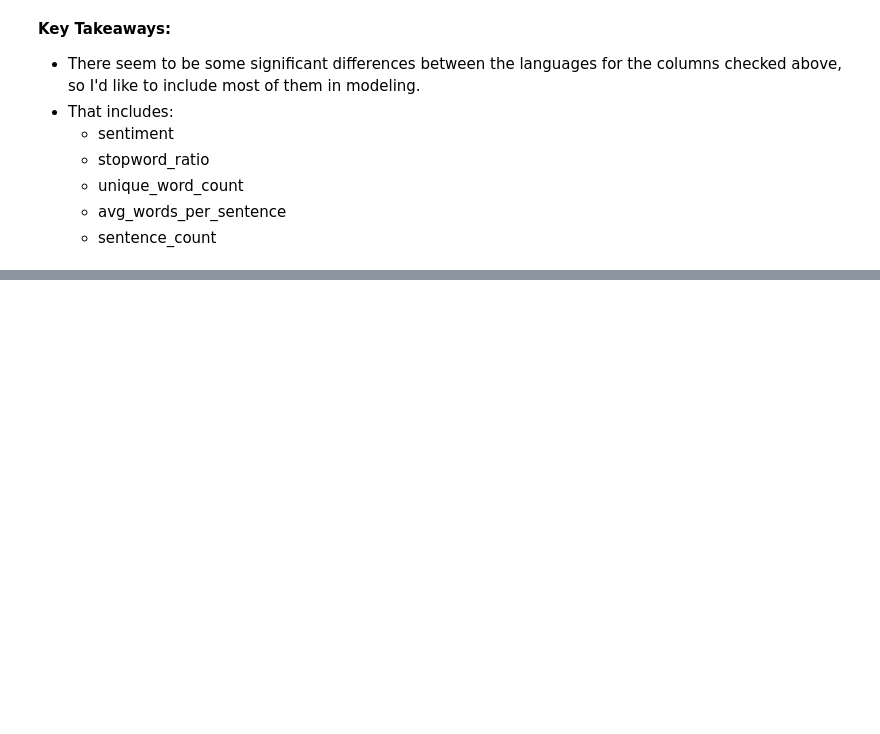
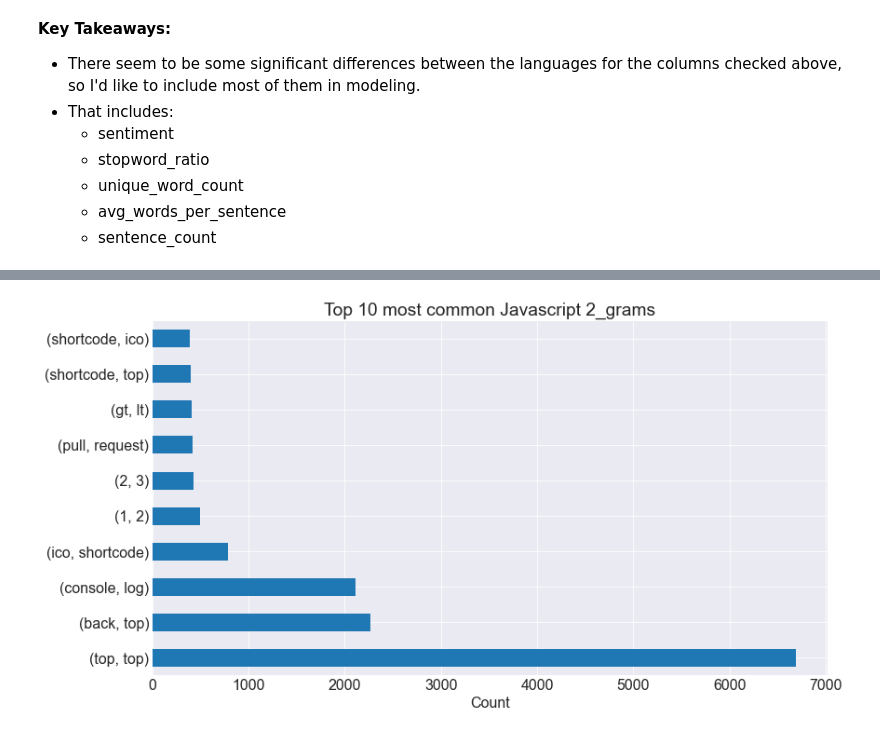
Before and after one commit to Codeup-NLP-Project/NLP-Project, a Jupyter notebook: rough_notebook_j.ipynb, the cells around one changed output, grey strips where cells are left out. Saved outputs shown, nothing was run; the diff lists cells and outputs as text; code cells hidden in the pictures; blank space fills up the shorter version.

```diff
--- a/rough_notebook_j.ipynb
+++ b/rough_notebook_j.ipynb
@@ -511,0 +561,4 @@ __Key Takeaways:__
+# %%
+java_bigram = java_obj.n_gram(top_n= 10, col=lang)
+# %% [output]
+[figure, added]
```
Also changed, not shown: parts of 53 cells of this notebook.
